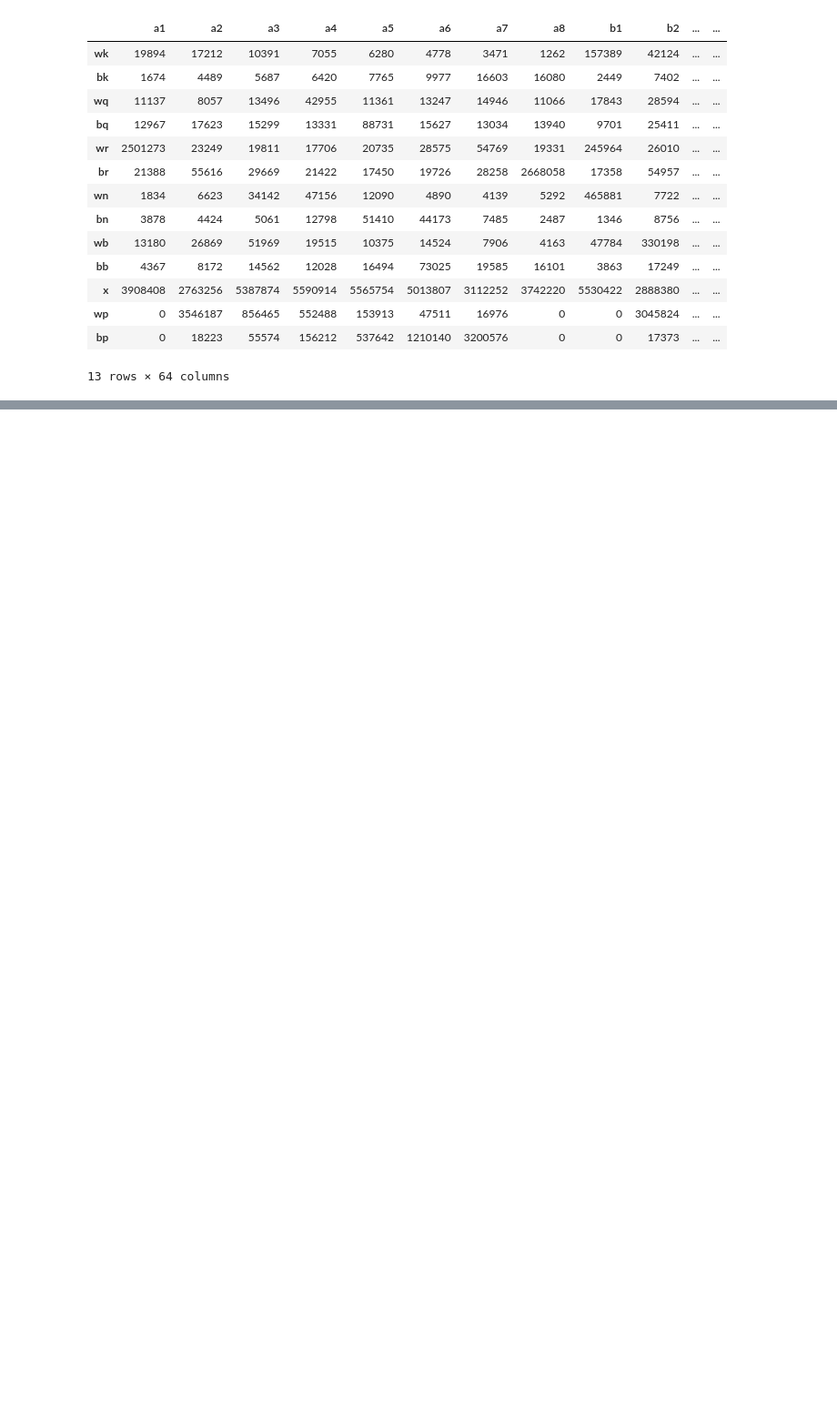
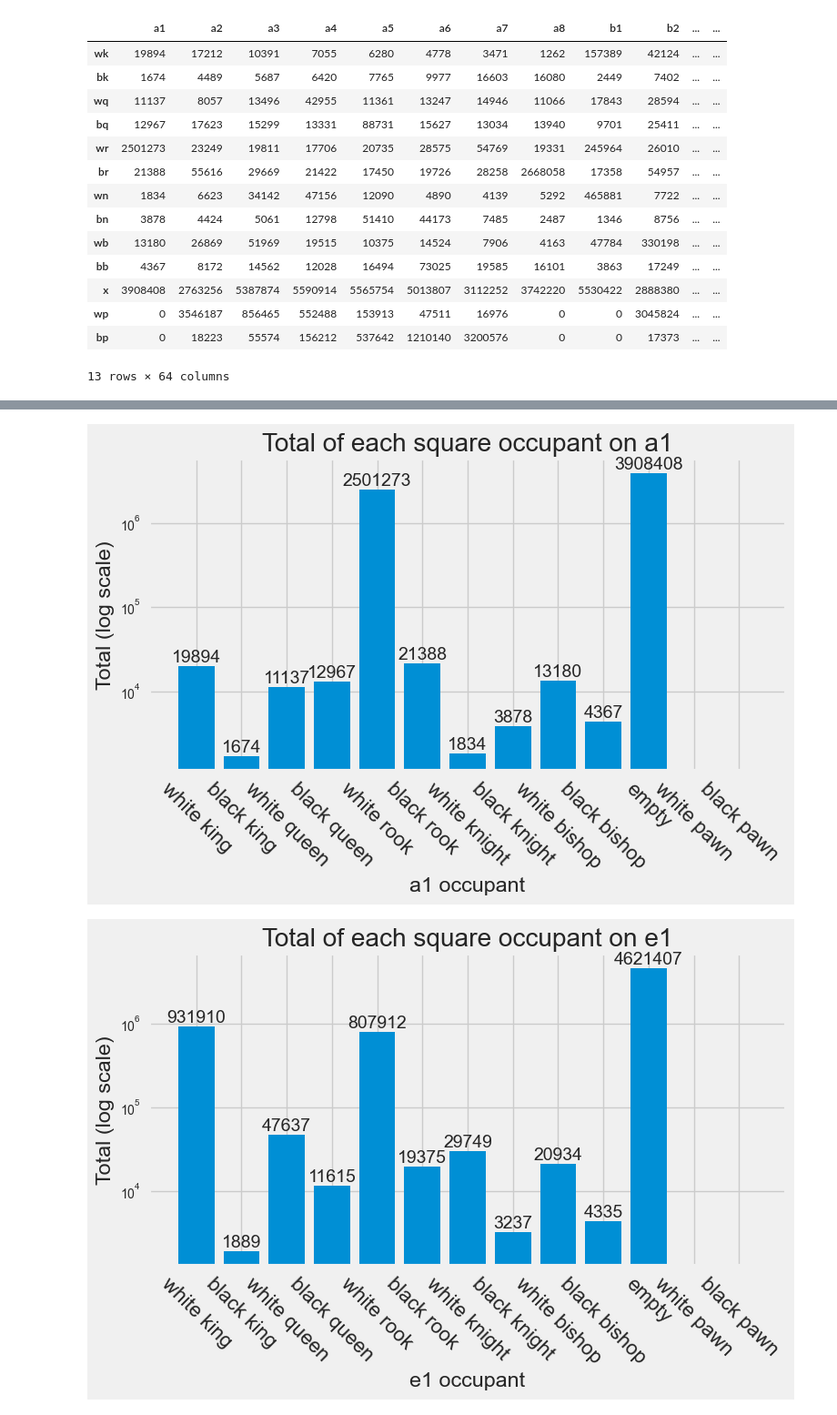
Before and after one commit to fishac/PoorEyesightChess, a Jupyter notebook: GetSquarePieceOccurrences.ipynb, the cells around one changed output, grey strips where cells are left out. Shown at 91% size. Cells and saved outputs as stored; diff of their text form; code cells hidden in the pictures; blank space fills up the shorter version.

```diff
--- a/GetSquarePieceOccurrences.ipynb
+++ b/GetSquarePieceOccurrences.ipynb
@@ -70,0 +79,17 @@ Square a6: [4778, 9977, 13247, 15627, 28575, 19726, 4890, 44173, 14524, 73025, 5
+# %%
+df.index = SquareData.occupants_pretty
+# %%
+for square in ['a1','e1','e4','d5', 'h5', 'g8']:
+    fig,ax = plt.subplots()
+    plt.bar(df.index, df[square])
+    ax.bar_label(ax.containers[0], label_type='edge', fmt='%.0f')
+    plt.yscale('log')
+    plt.xlabel(f'{square} occupant')
+    plt.ylabel('Total (log scale)')
+    plt.title(f'Total of each square occupant on {square}')
+    plt.xticks(rotation=-45,size=16)
+    plt.tight_layout()
+    plt.savefig(f'./figs/total_occupants_all_{square}.pdf')
+# %% [output]
+[figure, added]
+[figure, added]
```
Also changed, not shown: parts of 14 cells of this notebook, 30 other files.
